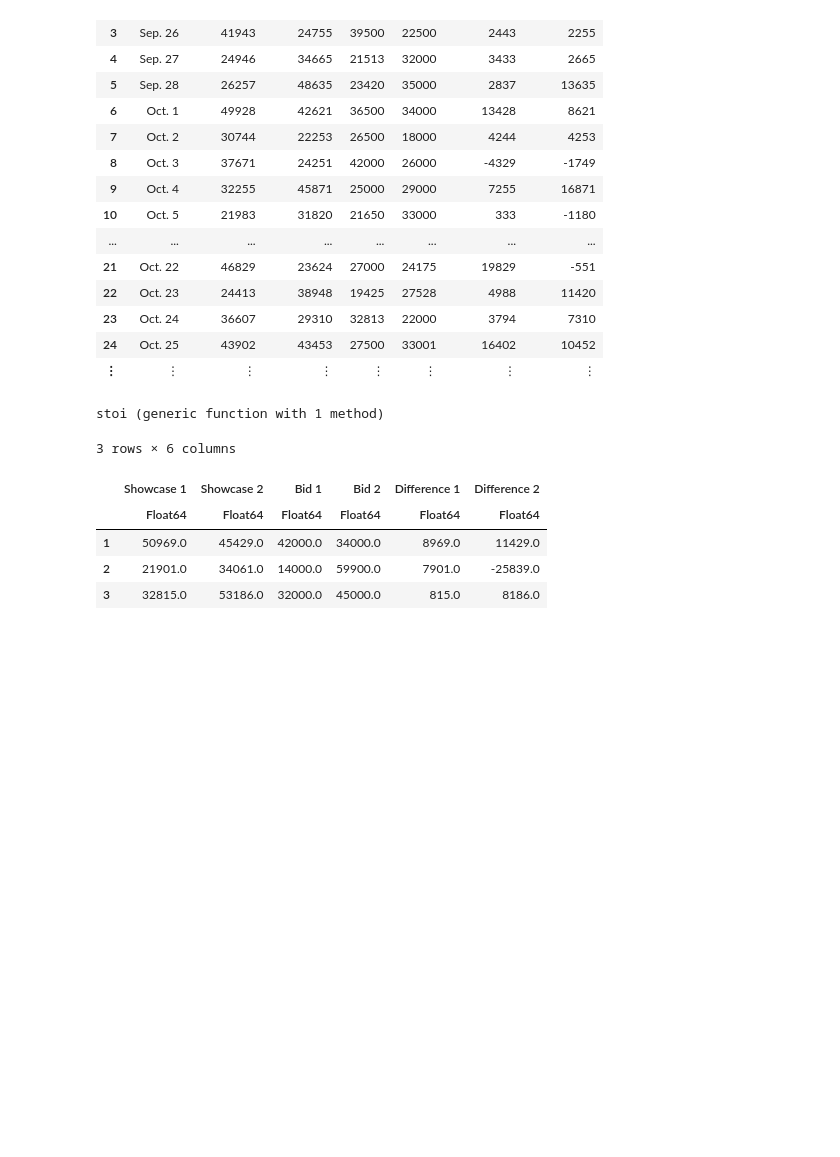
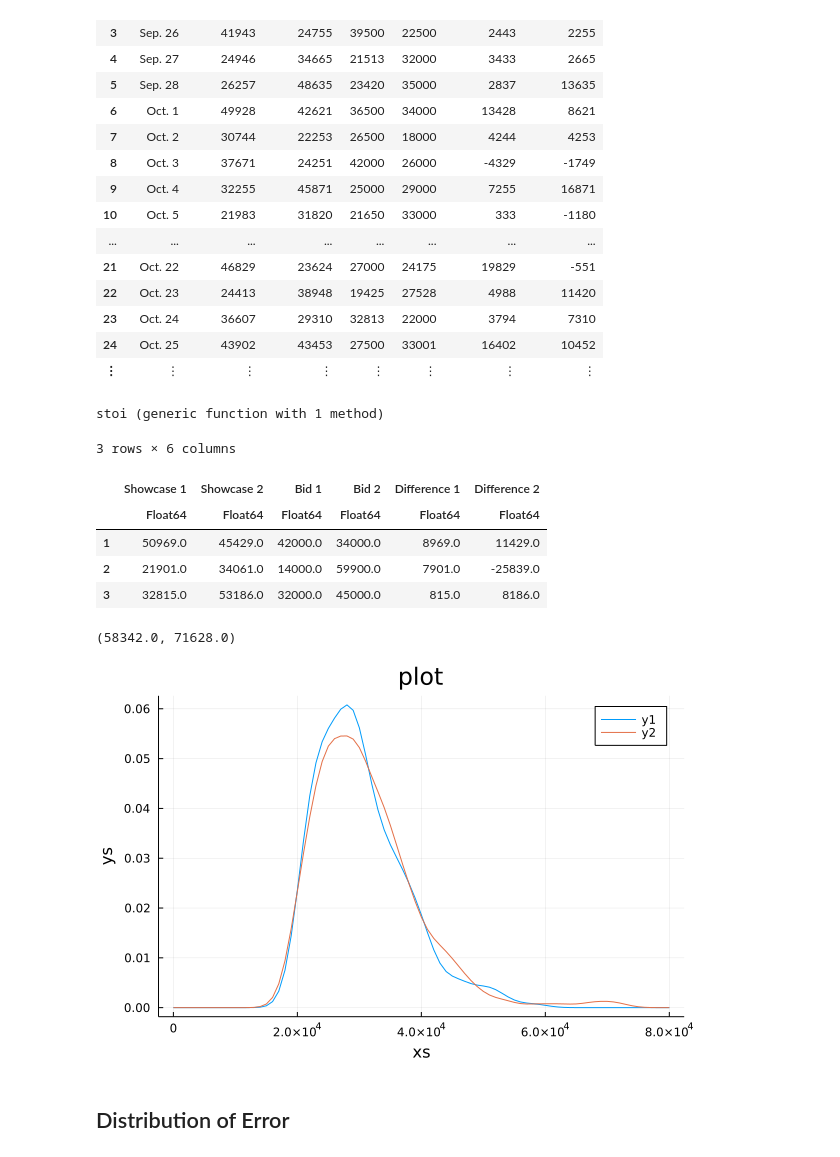
Before and after one commit to bwanab/ThinkBayes.jl, a Jupyter notebook: notebooks/think_bayes_in_julia_chapter_9.ipynb, the cells around one changed output. Saved outputs shown, nothing was run; the diff lists cells and outputs as text; code cells hidden in the pictures; blank space fills up the shorter version.

```diff
--- a/notebooks/think_bayes_in_julia_chapter_9.ipynb
+++ b/notebooks/think_bayes_in_julia_chapter_9.ipynb
@@ -57,3 +58,16 @@ first(df, 3)
 | 1 | 50969.0 | 45429.0 | 42000.0 | 34000.0 | 8969.0 | 11429.0 |
 | 2 | 21901.0 | 34061.0 | 14000.0 | 59900.0 | 7901.0 | -25839.0 |
 | 3 | 32815.0 | 53186.0 | 32000.0 | 45000.0 | 815.0 | 8186.0 |
+# %%
+maximum(df[:, "Showcase 1"]), maximum(df[:, "Showcase 2"])
+# %% [output]
+(58342.0, 71628.0)
+# %%
+prior1 = kde_from_sample(df[:, "Showcase 1"], 0, 80000, 81)
+prior2 = kde_from_sample(df[:, "Showcase 2"], 0, 80000, 81)
+plot(prior1)
+plot!(prior2)
+# %% [output]
+[figure, added]
+# %% [markdown]
+## Distribution of Error
```
Also changed, not shown: parts of 20 cells of this notebook, 1 other file.
